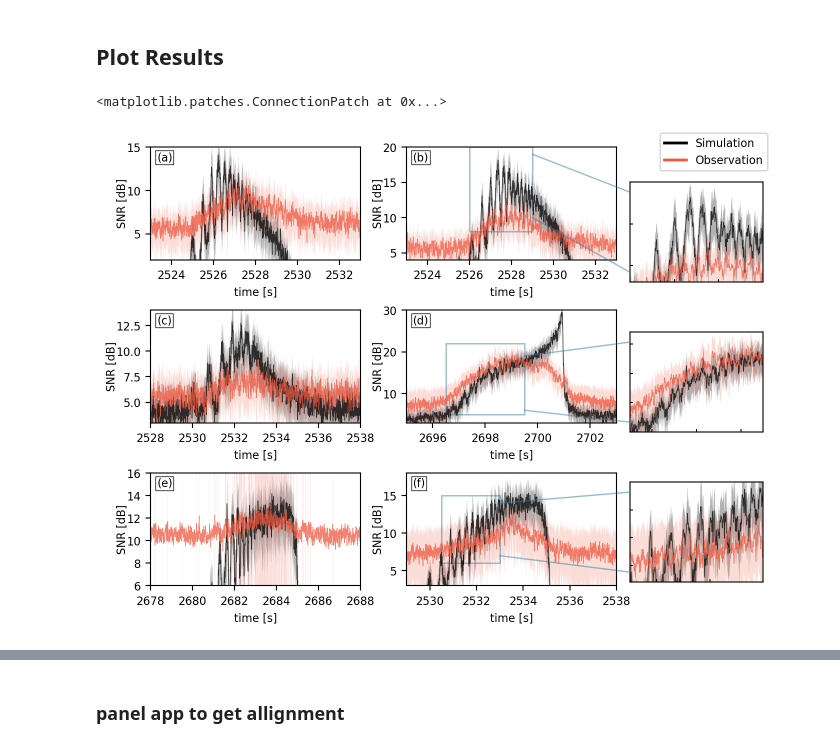
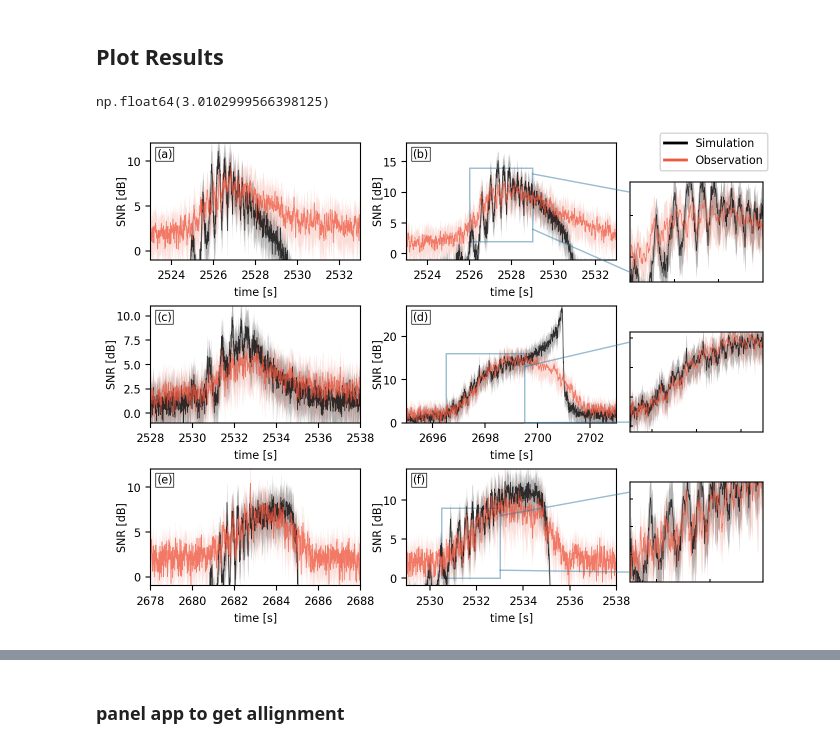
Before and after one commit to John-Ragland/KB2OOI, a Jupyter notebook: publication_figures/ArrivalStatistics.ipynb, the cells around one changed output, grey strips where cells are left out. Drawn from its saved outputs; the diff is of its cells as text; code cells hidden in the pictures.

```diff
--- a/publication_figures/ArrivalStatistics.ipynb
+++ b/publication_figures/ArrivalStatistics.ipynb
@@ -89,8 +89,12 @@ rec_envs = {}
 rec_envs_std = {}
 
 for node in ['AXCC1', 'AXEC2', 'AXBA1', 'HYS14']:
-    ds_slice = ds_lf[node].sel({'transmission':obs_time_bounds_bad[node]})
-    ds_snr = ds_slice / ds_slice.sel({'shorttime':noise_bounds[node]}).std('shorttime')
+    ds_slice = ds_lf[node].sel({'transmission':obs_time_bounds[node]})
+    #ds_snr = ds_slice / ds_slice.sel({'shorttime':noise_bounds[node]}).std('shorttime')
+
+    noise_rms = np.sqrt((ds_slice.sel({'shorttime':noise_bounds[node]})**2).mean('shorttime')) / np.sqrt(2)
+    ds_snr = ds_slice / noise_rms
+
     rec_envs[node] = ds_snr.mean('transmission')
     rec_envs_std[node] = ds_snr.std('transmission')
 
@@ -98,8 +102,12 @@ for node in ['AXCC1', 'AXEC2', 'AXBA1', 'HYS14']:
     rec_envs_std[node] = rec_envs_std[node].assign_coords({'shorttime':rec_envs_std[node].shorttime + mls_integer[node]*27.28 + 27.28/2}).rename({'shorttime':'time'})
 
 for node in ['LJ01C', 'PC01A', 'PC03A']:
-    ds_slice = ds_bb[node].sel({'transmission':obs_time_bounds_bad[node]})
-    ds_snr = ds_slice / ds_slice.sel({'shorttime':noise_bounds[node]}).std('shorttime')
+    ds_slice = ds_bb[node].sel({'transmission':obs_time_bounds[node]})
+    #ds_snr = ds_slice / ds_slice.sel({'shorttime':noise_bounds[node]}).std('shorttime')
+
+    noise_rms = np.sqrt((ds_slice.sel({'shorttime':noise_bounds[node]})**2).mean('shorttime')) / np.sqrt(2)
+    ds_snr = ds_slice / noise_rms
+
     rec_envs[node] = ds_snr.mean('transmission')
     rec_envs_std[node] = ds_snr.std('transmission')
 
@@ -129,6 +137,10 @@ for node in nodes:
     stds[node] = stds[node].assign_coords({'time':stds[node].time + fs_integer[node]*10})
 # %% [markdown]
 ## Plot Results
+# %%
+20*np.log10(np.sqrt(2))
+# %% [output]
+np.float64(3.0102999566398125)
 # %%
 xlims = {
     'AXCC1':(2523,2533),
@@ -260,20 +272,20 @@ fig.legend(custom_lines, ['Simulation','Observation'], loc='upper right')
 # Add insets
 ax_ac_inset = fig.add_axes((0.8, 0.7, 0.2, 0.2))
 plt.sca(ax_ac_inset)
-plot_inset('AXEC2', ax_ac_inset, (2526,2529), (8,20))
-ac_inset_patch = matplotlib.patches.Rectangle((2526,8), 3, 12, facecolor='none', edgecolor=color_blue, linestyle='-', linewidth=1, alpha=0.5)
+plot_inset('AXEC2', ax_ac_inset, (2526,2529), (2,14))
+ac_inset_patch = matplotlib.patches.Rectangle((2526,2), 3, 12, facecolor='none', edgecolor=color_blue, linestyle='-', linewidth=1, alpha=0.5)
 axes[1].add_patch(ac_inset_patch)
 
 ax_lj01c_inset = fig.add_axes((0.8, 0.4, 0.2, 0.2))
 plt.sca(ax_lj01c_inset)
-plot_inset('LJ01C', ax_lj01c_inset, (2696.5, 2699.5), (5,22))
-ac_inset_patch2 = matplotlib.patches.Rectangle((2696.5,5), 3, 17, facecolor='none', edgecolor=color_blue, linestyle='-', linewidth=1, alpha=0.5)
+plot_inset('LJ01C', ax_lj01c_inset, (2696.5, 2699.5), (-1,16))
+ac_inset_patch2 = matplotlib.patches.Rectangle((2696.5,-1), 3, 17, facecolor='none', edgecolor=color_blue, linestyle='-', linewidth=1, alpha=0.5)
 axes[3].add_patch(ac_inset_patch2)
 
 ax_pc03a_inset = fig.add_axes((0.8, 0.1, 0.2, 0.2))
 plt.sca(ax_pc03a_inset)
-plot_inset('PC03A', ax_pc03a_inset, (2530.5, 2533), (6,15))
-ac_inset_patch3 = matplotlib.patches.Rectangle((2530.5,6), 2.5, 9, facecolor='none', edgecolor=color_blue, linestyle='-', linewidth=1, alpha=0.5)
+plot_inset('PC03A', ax_pc03a_inset, (2530.5, 2533), (0,9))
+ac_inset_patch3 = matplotlib.patches.Rectangle((2530.5,0), 2.5, 9, facecolor='none', edgecolor=color_blue, linestyle='-', linewidth=1, alpha=0.5)
 _ = axes[5].add_patch(ac_inset_patch3)
 
 
@@ -281,7 +293,7 @@ _ = axes[5].add_patch(ac_inset_patch3)
 # Connect AXEC2 inset (top)
 con1 = matplotlib.patches.ConnectionPatch(
     xyA=(0, 0.1),  # coordinates in inset axes (left middle)
-    xyB=(2529,10),   # coordinates in main axes (right side of rectangle)
+    xyB=(2529,4),   # coordinates in main axes (right side of rectangle)
     coordsA="axes fraction",
     coordsB="data",
     axesA=ax_ac_inset,
@@ -295,7 +307,7 @@ con1 = matplotlib.patches.ConnectionPatch(
 
 con2 = matplotlib.patches.ConnectionPatch(
     xyA=(0, 0.9),  # coordinates in inset axes (left middle)
-    xyB=(2529,19),   # coordinates in main axes (right side of rectangle)
+    xyB=(2529,13),   # coordinates in main axes (right side of rectangle)
     coordsA="axes fraction",
     coordsB="data",
     axesA=ax_ac_inset,
@@ -308,7 +320,7 @@ con2 = matplotlib.patches.ConnectionPatch(
 
 con3 = matplotlib.patches.ConnectionPatch(
     xyA=(0, 0.1),  # coordinates in inset axes (left middle)
-    xyB=(2699.5,6),   # coordinates in main axes (right side of rectangle)
+    xyB=(2699.5,0),   # coordinates in main axes (right side of rectangle)
     coordsA="axes fraction",
     coordsB="data",
     axesA=ax_lj01c_inset,
@@ -320,7 +332,7 @@ con3 = matplotlib.patches.ConnectionPatch(
 )
 con4 = matplotlib.patches.ConnectionPatch(
     xyA=(0, 0.9),  # coordinates in inset axes (left middle)
-    xyB=(2699.5,19),   # coordinates in main axes (right side of rectangle)
+    xyB=(2699.5,13),   # coordinates in main axes (right side of rectangle)
     coordsA="axes fraction",
     coordsB="data",
     axesA=ax_lj01c_inset,
@@ -333,38 +345,38 @@ con4 = matplotlib.patches.ConnectionPatch(
 
 con5 = matplotlib.patches.ConnectionPatch(
     xyA=(0, 0.1),  # coordinates in inset axes (left middle)
-    xyB=(2533,7),   # coordinates in main axes (right side of rectangle)
+    xyB=(2533,1),   # coordinates in main axes (right side of rectangle)
     coordsA="axes fraction",
     coordsB="data",
     axesA=ax_pc03a_inset,
     axesB=axes[5],
     color=color_blue,
     linestyle='-',
     linewidth=1,
     alpha=0.5
 )
 con6 = matplotlib.patches.ConnectionPatch(
     xyA=(0, 0.9),  # coordinates in inset axes (left middle)
-    xyB=(2533,14),   # coordinates in main axes (right side of rectangle)
+    xyB=(2533,8),   # coordinates in main axes (right side of rectangle)
     coordsA="axes fraction",
     coordsB="data",
     axesA=ax_pc03a_inset,
     axesB=axes[5],
     color=color_blue,
     linestyle='-',
     linewidth=1,
     alpha=0.5
 )
 
 fig.add_artist(con1)
 fig.add_artist(con2)
 fig.add_artist(con3)
 fig.add_artist(con4)
 fig.add_artist(con5)
 fig.add_artist(con6)
+
 #fig.patch.set_edgecolor('blue')
 #fig.patch.set_linewidth(2)
-#fig.savefig('figures/ArrivalStats.pdf', bbox_inches='tight')
+fig.savefig('figures/ArrivalStats.pdf', bbox_inches='tight')
 # %% [output]
-<matplotlib.patches.ConnectionPatch at 0x...>
-[figure, old version]
+[figure, new version]
```
Also changed, not shown: parts of 6 cells of this notebook, 14 other files.
